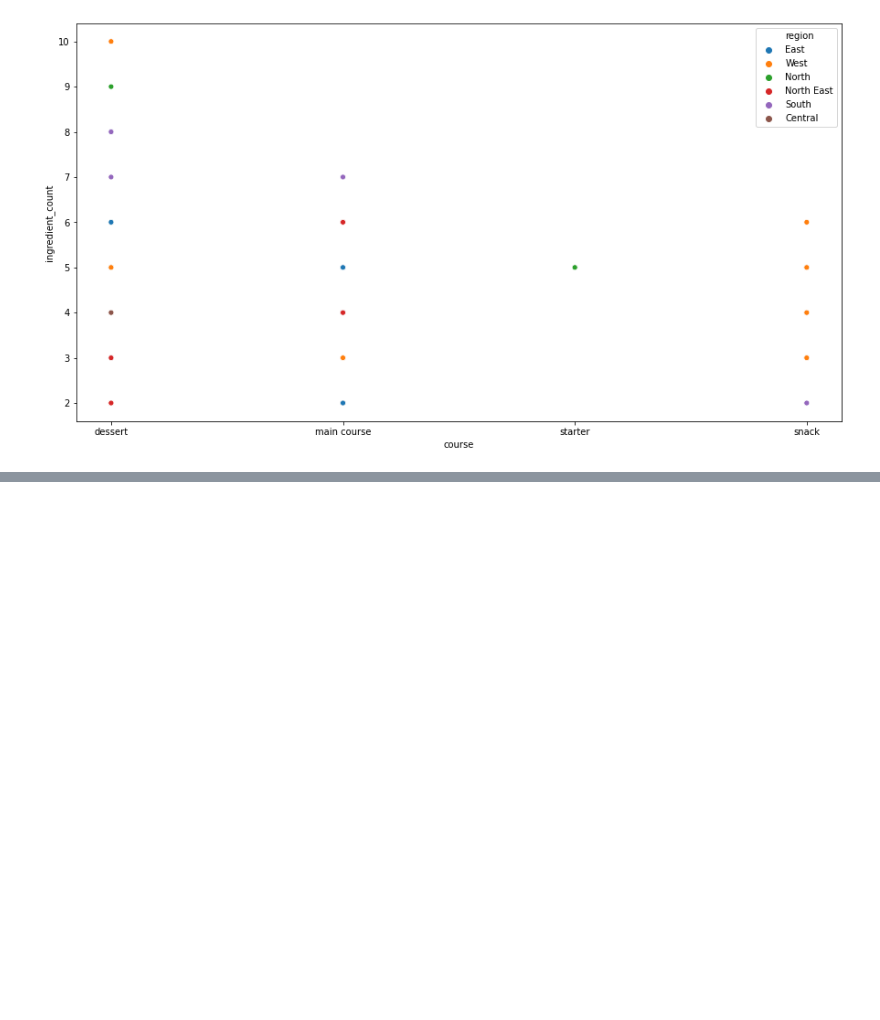
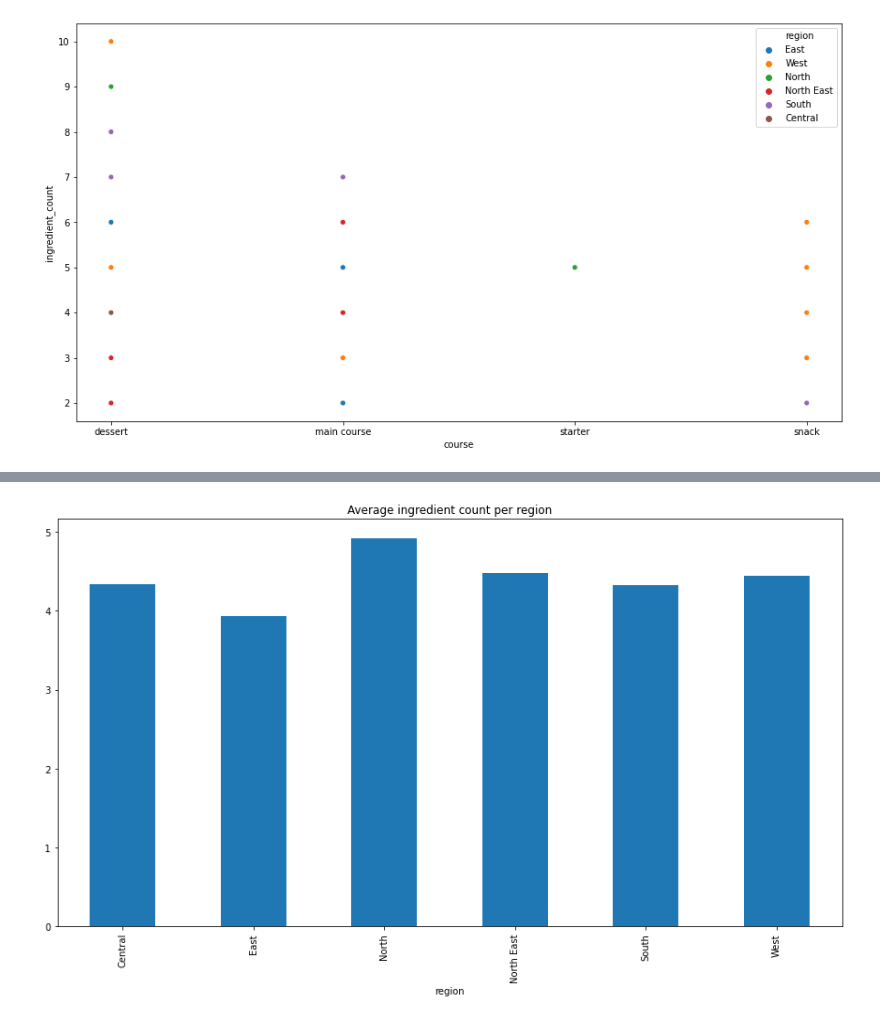
Before and after one commit to NickCunnington/Indian_food_project, a Jupyter notebook: data_cleaning.ipynb, the cells around one changed output, grey strips where cells are left out. Cells and saved outputs as stored; diff of their text form; code cells hidden in the pictures; blank space fills up the shorter version.

```diff
--- a/data_cleaning.ipynb
+++ b/data_cleaning.ipynb
@@ -85,5 +74,3 @@ Name: ingredients, Length: 255, dtype: bool
-# %%
-food.flavour_profile = food.flavour_profile.replace("-1","spicy")
 # %% [markdown]
 ---
 # %% [markdown]
@@ -365,3 +352,5 @@ sns.scatterplot(data = food_count, x = 'course', y = 'ingredient_count', hue = '
 # %% [output]
 <matplotlib.axes._subplots.AxesSubplot at 0x...>
 [figure]
+# %%
+region_ingredient_count = food_count.pivot_table(values = 'ingredient_count', index = 'region', aggfunc = np.mean)
@@ -367,0 +368,6 @@ sns.scatterplot(data = food_count, x = 'course', y = 'ingredient_count', hue = '
+# %%
+region_ingredient_count.plot(kind = 'bar', legend = False)
+plt.title('Average ingredient count per region')
+plt.show()
+# %% [output]
+[figure, added]
```
Also changed, not shown: parts of 19 cells of this notebook.
